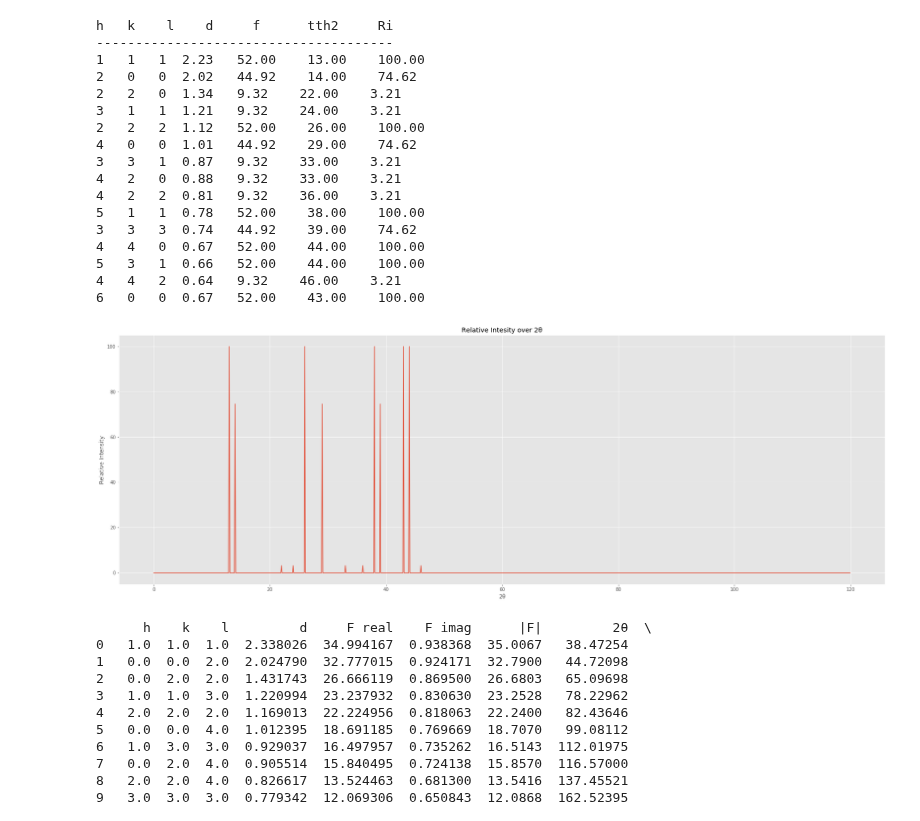
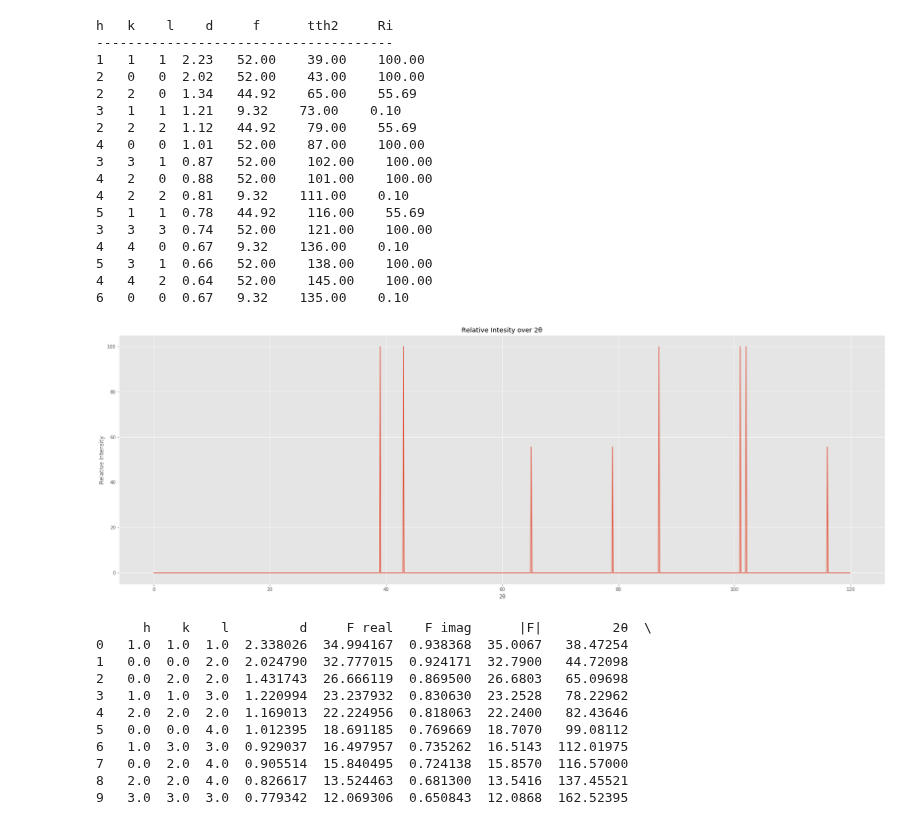
Before and after one commit to Aasrith1906/Mentorship-Program, a Jupyter notebook: session 5/session 5 .ipynb, the cells around one changed output. Cells and saved outputs as stored; diff of their text form; code cells hidden in the pictures.

```diff
--- a/session 5/session 5 .ipynb
+++ b/session 5/session 5 .ipynb
@@ -165,7 +165,7 @@ class PowderDiffraction():
             self.modQ.append(VectorOps.modVec(peak , self.latt))
             current_disp = VectorOps.dspacing(peak , self.latt)
 
-            tth2 = (360/np.pi)*np.arcsin((self.wavelength/2)/(2*current_disp))
+            tth2 = 2*(360/np.pi)*np.arcsin((self.wavelength/2)/(2*current_disp))
 
             asf = self.CalculateASF(tth2/2)
 
@@ -248,7 +248,7 @@ class PowderDiffraction():
         f = PowderDiffraction.CalculateF(peak ,asf)
 
         #I = f**2*(1+np.cos(tth2)**2)/(((np.sin(tth2/2))**2)*np.cos(tth2/2))
-        I = f**2
+        I = f**4
 
         return np.abs(I)
 
@@ -279,36 +279,33 @@ class PowderDiffraction():
         plt.ylabel("Relative Intensity")
         plt.title("Relative Intesity over 2θ")
 # %%
-
-
-
 
 al_asf_list = [13,11.23,9.158,7.873,6.766,5.692,4.713,3.883,3.221,2.712,2.330]
 
 al_lattice = lattice(4.0498,4.0498,4.0498)
 al_lattice.recip_lattice()
-al_diff = PowderDiffraction(al_lattice.rlatt ,1, 0 ,al_asf_list)
+al_diff = PowderDiffraction(al_lattice.rlatt ,1.5, 0 ,al_asf_list)
 al_diff.Calculate()
 al_diff.Display()
 # %% [output]
 h   k    l    d     f      tth2     Ri
 --------------------------------------
-1   1   1  2.23   52.00    13.00    100.00
-2   0   0  2.02   44.92    14.00    74.62
-2   2   0  1.34   9.32    22.00    3.21
-3   1   1  1.21   9.32    24.00    3.21
-2   2   2  1.12   52.00    26.00    100.00
-4   0   0  1.01   44.92    29.00    74.62
-3   3   1  0.87   9.32    33.00    3.21
-4   2   0  0.88   9.32    33.00    3.21
-4   2   2  0.81   9.32    36.00    3.21
-5   1   1  0.78   52.00    38.00    100.00
-3   3   3  0.74   44.92    39.00    74.62
-4   4   0  0.67   52.00    44.00    100.00
-5   3   1  0.66   52.00    44.00    100.00
-4   4   2  0.64   9.32    46.00    3.21
-6   0   0  0.67   52.00    43.00    100.00
+1   1   1  2.23   52.00    39.00    100.00
+2   0   0  2.02   52.00    43.00    100.00
+2   2   0  1.34   44.92    65.00    55.69
+3   1   1  1.21   9.32    73.00    0.10
+2   2   2  1.12   44.92    79.00    55.69
+4   0   0  1.01   52.00    87.00    100.00
+3   3   1  0.87   52.00    102.00    100.00
+4   2   0  0.88   52.00    101.00    100.00
+4   2   2  0.81   9.32    111.00    0.10
+5   1   1  0.78   44.92    116.00    55.69
+3   3   3  0.74   52.00    121.00    100.00
+4   4   0  0.67   9.32    136.00    0.10
+5   3   1  0.66   52.00    138.00    100.00
+4   4   2  0.64   52.00    145.00    100.00
+6   0   0  0.67   9.32    135.00    0.10
-[figure, old version]
+[figure, new version]
 # %%
 import pandas as pd
 
```
